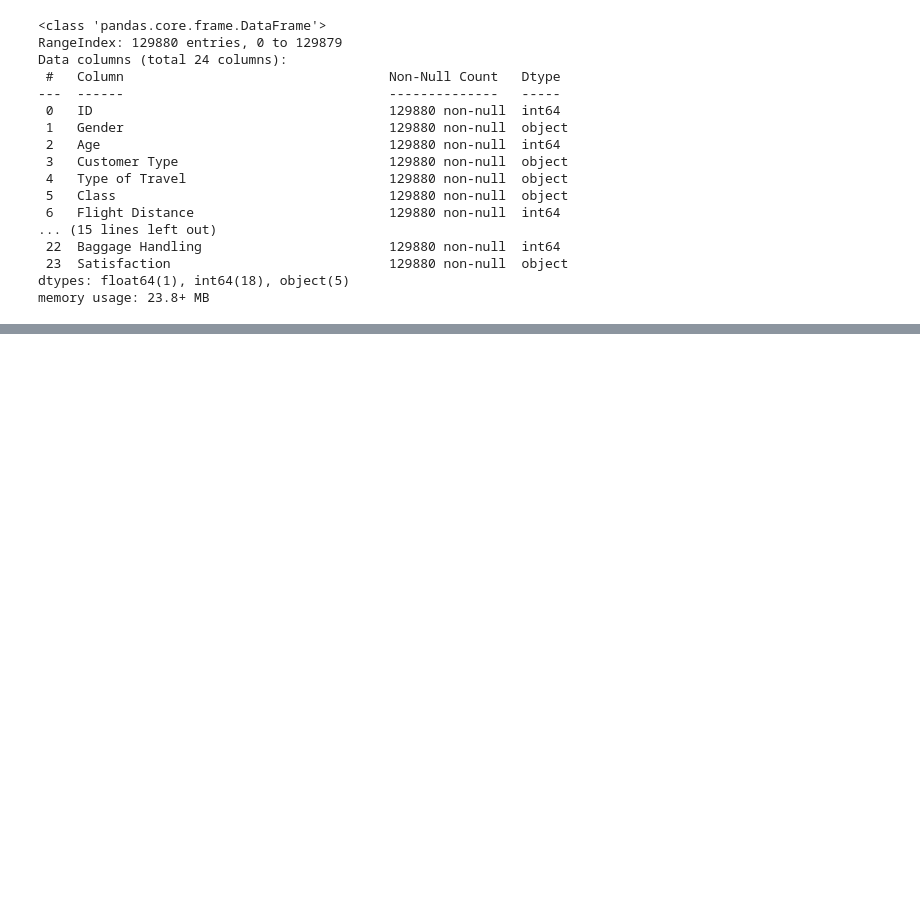
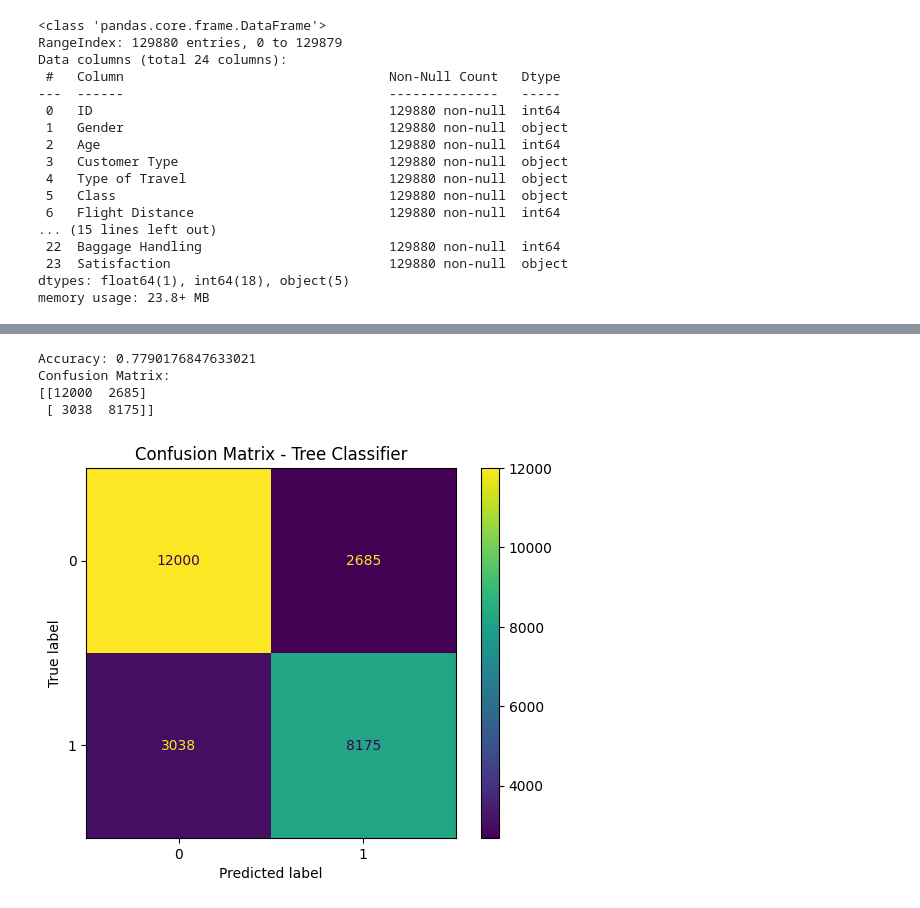
Before and after one commit to athoscf/XAI-techniques, a Jupyter notebook: Project.ipynb, the cells around one changed output, grey strips where cells are left out. Saved outputs shown, nothing was run; the diff lists cells and outputs as text; code cells hidden in the pictures; blank space fills up the shorter version.

Commit message:
added PCA, tSNE and tree model

```diff
--- a/Project.ipynb
+++ b/Project.ipynb
@@ -24,0 +137,42 @@ memory usage: 23.8+ MB
+# %%
+tree_preprocessor = ColumnTransformer(
+    transformers=[
+        ('cat', OneHotEncoder(drop='first'), categorical_columns)
+    ]
+)
+
+# Step 4: Split the data into train and test sets
+X_train, X_test, y_train, y_test = train_test_split(X, y, test_size=0.2, random_state=42)
+
+tree_clf =DecisionTreeClassifier(random_state=42, max_depth=3)
+
+# Step 5: Create a pipeline with preprocessing and model
+model = Pipeline(steps=[
+    ('preprocessor', tree_preprocessor),
+    ('classifier', tree_clf)
+])
+
+# Step 6: Train the classifier
+model.fit(X_train, y_train)
+
+# Step 7: Make predictions on the test set
+y_pred = model.predict(X_test)
+
+# Step 8: Evaluate the model
+accuracy = accuracy_score(y_test, y_pred)
+conf_matrix = confusion_matrix(y_test, y_pred)
+
+print(f'Accuracy: {accuracy}')
+print('Confusion Matrix:')
+print(conf_matrix)
+
+disp = ConfusionMatrixDisplay(confusion_matrix=conf_matrix)
+disp.plot()
+plt.title('Confusion Matrix - Tree Classifier')
+plt.show()
+# %% [output]
+Accuracy: 0.7790176847633021
+Confusion Matrix:
+[[12000  2685]
+ [ 3038  8175]]
+[figure, added]
```
Also changed, not shown: parts of 11 cells of this notebook.
